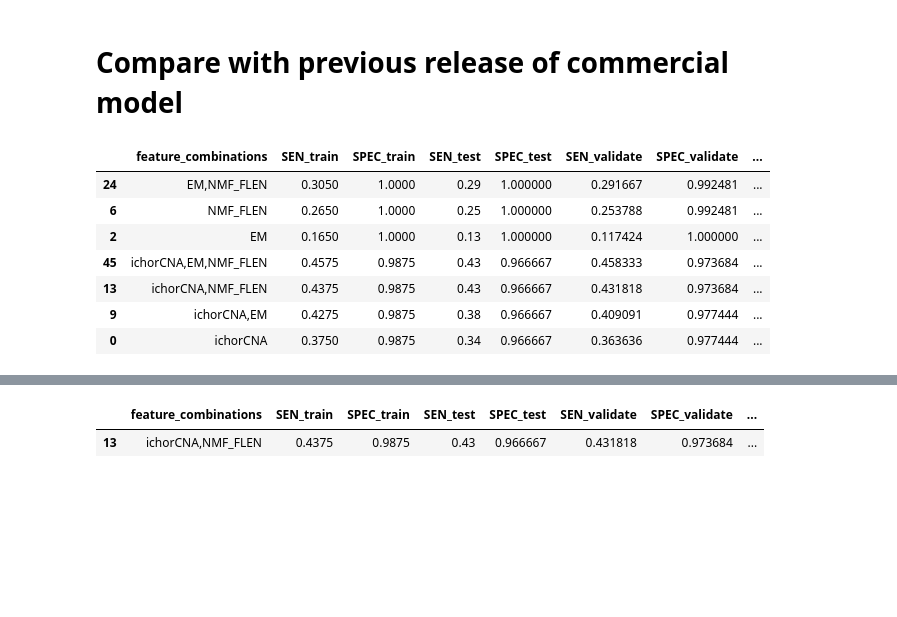
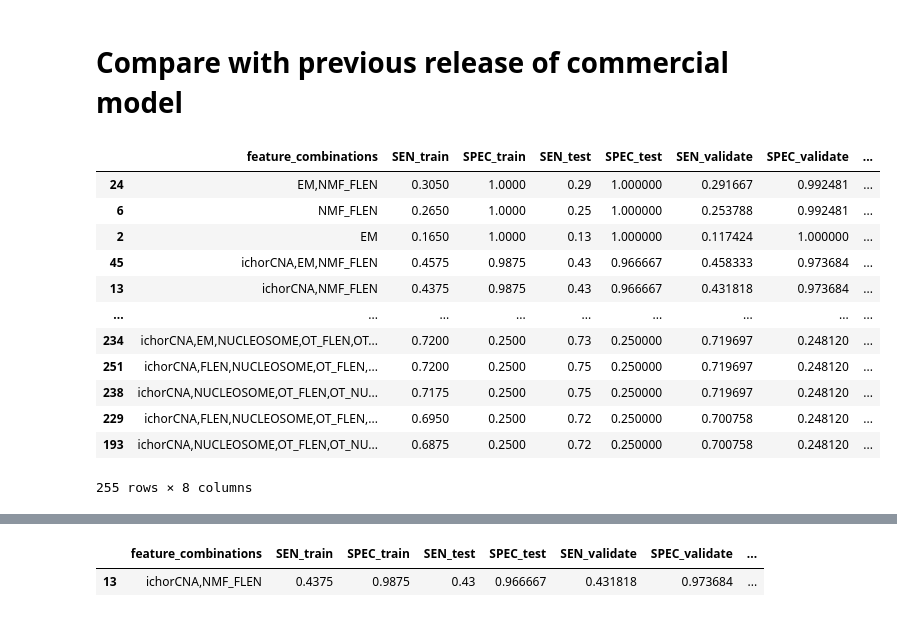
Before and after one commit to hieunguyen4193/gs-mrd, a Jupyter notebook: v0.2/01_generate_baseModels.ipynb, the cells around one changed output, grey strips where cells are left out. Saved outputs shown, nothing was run; the diff lists cells and outputs as text; code cells hidden in the pictures; blank space fills up the shorter version.

```diff
--- a/v0.2/01_generate_baseModels.ipynb
+++ b/v0.2/01_generate_baseModels.ipynb
@@ -243,7 +246,7 @@ train_features["EM_shannon"] = em_shannondf
 
 ##### OT distance
 for f in ["EM", "FLEN", "NUCLEOSOME"]:
-    barycenter = pd.read_csv(f"{path_to_model_files}/Healthy_OT_{f}_baryl2.csv")
+    barycenter = pd.read_csv(f"{path_to_save_output}/models/Healthy_OT_{f}_baryl2.csv")
     bary_l2 = barycenter.baryl2.to_numpy()
     ot_scoredf = pd.DataFrame(data = all_samples, columns = ["SampleID"])
     ot_scoredf[f"OT_{f}"] = ot_scoredf["SampleID"].apply(lambda x:
@@ -276,7 +279,7 @@ all_cutoff_df = dict()
 
 spec100_cutoffdf = train_outputdf[train_outputdf["SampleID"].isin(train_samplelist["Healthy"])][ ["SampleID"] + list(train_features.keys())].set_index("SampleID").max().reset_index()
 spec100_cutoffdf.columns = ["feature", "cutoff"]
-spec100_cutoffdf.to_csv(f"{path_to_model_files}/cutoff_SPEC100.csv", index = False)
+spec100_cutoffdf.to_excel(f"{path_to_save_output}/models/cutoff_SPEC100.xlsx", index = False)
 
 from sklearn.metrics import roc_curve
 all_cut_off = dict()
@@ -295,7 +298,7 @@ for spec_thres in [0.99, 0.98, 0.95, 0.90]:
 
     spec_cutoffdf = pd.DataFrame.from_dict(all_cut_off[spec_thres], orient = "index").reset_index()
     spec_cutoffdf.columns = ["feature", "cutoff"]
-
+    spec_cutoffdf.to_excel(f"{path_to_save_output}/models/cutoff_SPEC{spec_thres}.xlsx", index = False)
     all_cutoff_df[spec_thres] = spec_cutoffdf
 
 all_cutoff_df[1] = spec100_cutoffdf
@@ -396,7 +399,7 @@ em_shannondf = em_shannondf.merge(metadata, right_on = "SampleID", left_on = "Sa
 test_features["EM_shannon"] = em_shannondf
 ##### OT distance
 for f in ["EM", "FLEN", "NUCLEOSOME"]:
-    barycenter = pd.read_csv(f"{path_to_model_files}/Healthy_OT_{f}_baryl2.csv")
+    barycenter = pd.read_csv(f"{path_to_save_output}/models/Healthy_OT_{f}_baryl2.csv")
     bary_l2 = barycenter.baryl2.to_numpy()
     ot_scoredf = pd.DataFrame(data = all_samples, columns = ["SampleID"])
     ot_scoredf[f"OT_{f}"] = ot_scoredf["SampleID"].apply(lambda x:
@@ -410,7 +413,7 @@ for f in ["EM", "FLEN", "NUCLEOSOME"]:
 test_features["ichorCNA"] = test_featuredf["IchorCNA"]
 
 for input_feature in ["EM", "FLEN", "NUCLEOSOME"]:
-    filename = os.path.join(path_to_model_files, f'NMF_{input_feature}.sav')
+    filename = os.path.join(path_to_save_output, "models", f'NMF_{input_feature}.sav')
     model = pickle.load(open(filename, 'rb'))
     X = test_featuredf[input_feature].set_index("SampleID")
     W = model.transform(X.to_numpy())
@@ -494,7 +497,7 @@ em_shannondf = em_shannondf.merge(metadata, right_on = "SampleID", left_on = "Sa
 validate_features["EM_shannon"] = em_shannondf
 ##### OT distance
 for f in ["EM", "FLEN", "NUCLEOSOME"]:
-    barycenter = pd.read_csv(f"{path_to_model_files}/Healthy_OT_{f}_baryl2.csv")
+    barycenter = pd.read_csv(f"{path_to_save_output}/models/Healthy_OT_{f}_baryl2.csv")
     bary_l2 = barycenter.baryl2.to_numpy()
     ot_scoredf = pd.DataFrame(data = all_samples, columns = ["SampleID"])
     ot_scoredf[f"OT_{f}"] = ot_scoredf["SampleID"].apply(lambda x:
@@ -508,7 +511,7 @@ for f in ["EM", "FLEN", "NUCLEOSOME"]:
 validate_features["ichorCNA"] = validate_featuredf["IchorCNA"]
 
 for input_feature in ["EM", "FLEN", "NUCLEOSOME"]:
-    filename = os.path.join(path_to_model_files, f'NMF_{input_feature}.sav')
+    filename = os.path.join(path_to_save_output, "models", f'NMF_{input_feature}.sav')
     model = pickle.load(open(filename, 'rb'))
     X = validate_featuredf[input_feature].set_index("SampleID")
     W = model.transform(X.to_numpy())
@@ -631,11 +637,18 @@ for num_combi in cmc_summarydf["num_combi"].unique():
-# %%
-cmc_summarydf[cmc_summarydf["SPEC_train"] >= 0.95].sort_values(by = ["SPEC_train", "SEN_train"], ascending = [False, False])
-# %% [output]
-|  | feature_combinations | SEN_train | SPEC_train | SEN_test | SPEC_test | SEN_validate | SPEC_validate | ... |
-| 24 | EM,NMF_FLEN | 0.3050 | 1.0000 | 0.29 | 1.000000 | 0.291667 | 0.992481 | ... |
-| 6 | NMF_FLEN | 0.2650 | 1.0000 | 0.25 | 1.000000 | 0.253788 | 0.992481 | ... |
-| 2 | EM | 0.1650 | 1.0000 | 0.13 | 1.000000 | 0.117424 | 1.000000 | ... |
-| 45 | ichorCNA,EM,NMF_FLEN | 0.4575 | 0.9875 | 0.43 | 0.966667 | 0.458333 | 0.973684 | ... |
-| 13 | ichorCNA,NMF_FLEN | 0.4375 | 0.9875 | 0.43 | 0.966667 | 0.431818 | 0.973684 | ... |
-| 9 | ichorCNA,EM | 0.4275 | 0.9875 | 0.38 | 0.966667 | 0.409091 | 0.977444 | ... |
-| 0 | ichorCNA | 0.3750 | 0.9875 | 0.34 | 0.966667 | 0.363636 | 0.977444 | ... |
+# %%
+cmc_summarydf = cmc_summarydf.sort_values(by = ["SPEC_train", "SEN_train"], ascending = [False, False])
+cmc_summarydf.to_excel(f"{path_to_save_output}/results/summary_cmcModels_Full_combi.xlsx", index = False)
+cmc_summarydf
+# %% [output]
+|  | feature_combinations | SEN_train | SPEC_train | SEN_test | SPEC_test | SEN_validate | SPEC_validate | ... |
+| 24 | EM,NMF_FLEN | 0.3050 | 1.0000 | 0.29 | 1.000000 | 0.291667 | 0.992481 | ... |
+| 6 | NMF_FLEN | 0.2650 | 1.0000 | 0.25 | 1.000000 | 0.253788 | 0.992481 | ... |
+| 2 | EM | 0.1650 | 1.0000 | 0.13 | 1.000000 | 0.117424 | 1.000000 | ... |
+| 45 | ichorCNA,EM,NMF_FLEN | 0.4575 | 0.9875 | 0.43 | 0.966667 | 0.458333 | 0.973684 | ... |
+| 13 | ichorCNA,NMF_FLEN | 0.4375 | 0.9875 | 0.43 | 0.966667 | 0.431818 | 0.973684 | ... |
+| ... | ... | ... | ... | ... | ... | ... | ... | ... |
+| 234 | ichorCNA,EM,NUCLEOSOME,OT_FLEN,OT... | 0.7200 | 0.2500 | 0.73 | 0.250000 | 0.719697 | 0.248120 | ... |
+| 251 | ichorCNA,FLEN,NUCLEOSOME,OT_FLEN,... | 0.7200 | 0.2500 | 0.75 | 0.250000 | 0.719697 | 0.248120 | ... |
+| 238 | ichorCNA,NUCLEOSOME,OT_FLEN,OT_NU... | 0.7175 | 0.2500 | 0.75 | 0.250000 | 0.719697 | 0.248120 | ... |
+| 229 | ichorCNA,FLEN,NUCLEOSOME,OT_FLEN,... | 0.6950 | 0.2500 | 0.72 | 0.250000 | 0.700758 | 0.248120 | ... |
+| 193 | ichorCNA,NUCLEOSOME,OT_FLEN,OT_NU... | 0.6875 | 0.2500 | 0.72 | 0.250000 | 0.700758 | 0.248120 | ... |
+255 rows × 8 columns
```
Also changed, not shown: parts of 10 cells of this notebook.
